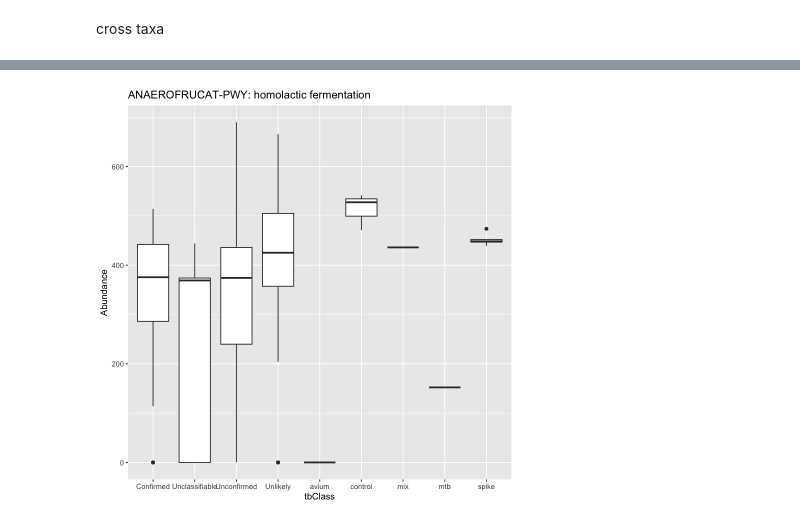
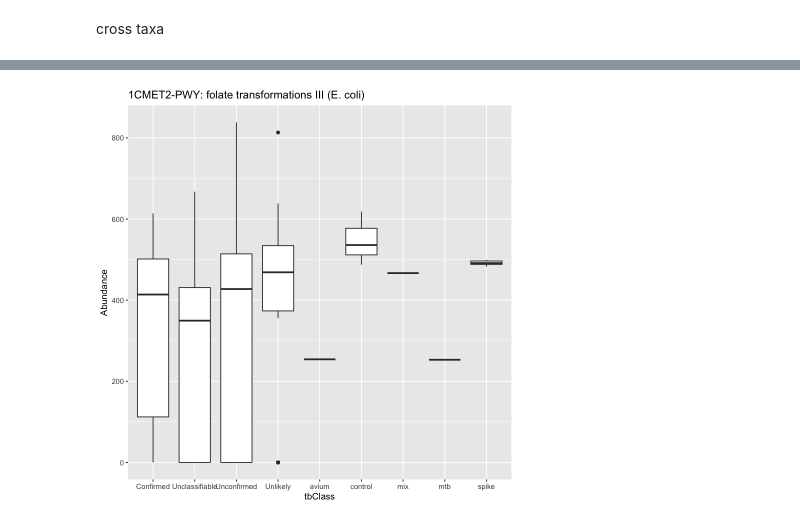
Before and after one commit to AWolfLab/tbpeds_pathway, a Jupyter notebook: notebooks/maaslin.ipynb, the cells around one changed output, grey strips where cells are left out. Drawn from its saved outputs; the diff is of its cells as text; code cells hidden in the pictures.

```diff
--- a/notebooks/maaslin.ipynb
+++ b/notebooks/maaslin.ipynb
@@ -5,6 +5,16 @@
 library(maaslin3)
 # read metadata
 meta <- read.csv("../data/metadatav2.txt", sep = '\t', row.names=1)
+meta$tbClass <- trimws(meta$tbClass, which = "right")
+meta <- meta[meta$savio_id != "", ]
+meta$sample <- sub("_R.*\\.fastq\\.gz$", "", meta$savio_id)
+
+meta_other <- read.csv("../data/metadata_v3.txt", sep = '\t')
+meta_other <- meta_other[-c(1:6), ]
+meta_other$sample <- meta_other$samples
+meta_other$samples <- NULL
+rownames(meta_other) <- meta_other$sample_id
+meta <- rbind(meta, meta_other)
 meta$tbClass <- trimws(meta$tbClass, which = "right")
 
 meta <- meta[meta$savio_id != "", ]
@@ -148,13 +193,13 @@ A data.frame: 6 x 7
 # %%
 library(ggplot2)
-feature_name <- "ANAEROFRUCAT-PWY: homolactic fermentation"
+feature_name <- "1CMET2-PWY: folate transformations III (E. coli)"
 feature_values <- cross_taxa[feature_name, ]
 df <- data.frame(
   value = as.numeric(feature_values),
   tbClass = meta$tbClass
 )
 ggplot(df, aes(x = tbClass, y = value)) +
   geom_boxplot() +
   labs(title = feature_name, x = "tbClass", y = "Abundance")
 # %% [output]
-[figure, old version]
+[figure, new version]
```
Also changed, not shown: parts of 6 cells of this notebook, 16 other files.
